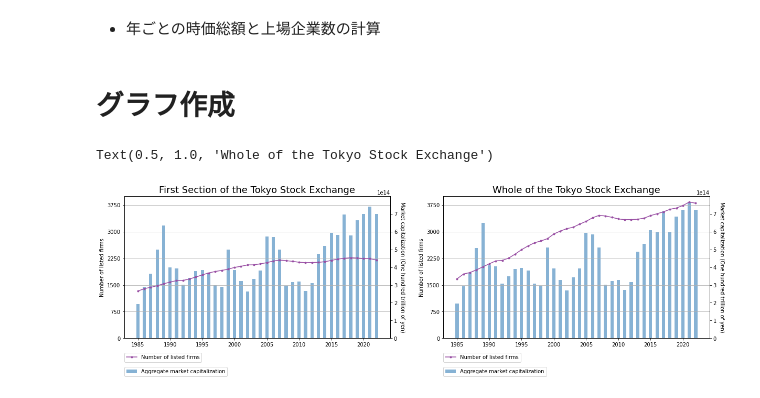
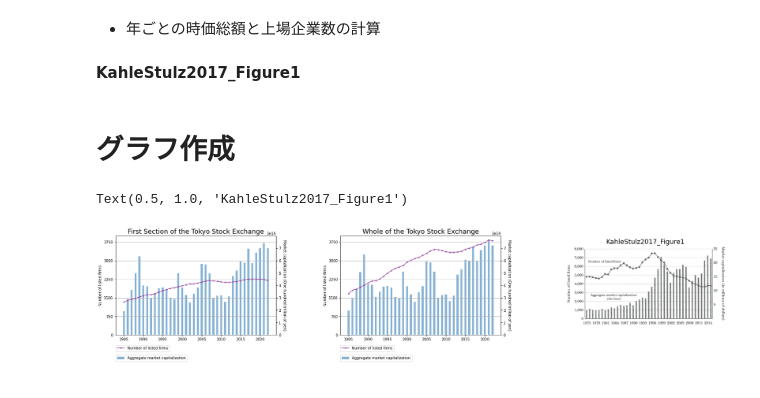
Before and after one commit to tsenga2/keio-senga-seminar, a Jupyter notebook: figure1.ipynb, the cells around one changed output. Cells and saved outputs as stored; diff of their text form; code cells hidden in the pictures.

```diff
--- a/figure1.ipynb
+++ b/figure1.ipynb
@@ -84,12 +89,17 @@ df2.head()
 # %%
 Agdata2 = df2.groupby(['Year'],as_index=False)[['Aggregate market capitalization']].sum()
 Nmdata2 = df2.groupby(['Year'])[['Aggregate market capitalization']].count()
+# %% [markdown]
+**KahleStulz2017_Figure1**
+# %%
+f1 = cv2.imread('f1.jpg')
 # %% [markdown]
 # グラフ作成
 # %%
-ncols=2
+ncols=3
 nrows=1
 fig,axes=plt.subplots(figsize=(10*ncols,5*nrows),ncols=ncols,nrows=nrows)
+plt.subplots_adjust(wspace=0.4)
 axes=np.ravel(axes)
 
 x1 = Agdata1['Year']
@@ -111,32 +121,36 @@ axes[0].patch.set_alpha(0)
 axes[0].set_zorder(2)
 ax1.set_zorder(1)
 axes[0].grid(axis='y')
 axes[0].legend(bbox_to_anchor=(0, -0.1), loc='upper left', borderaxespad=0, fontsize=10)
 ax1.legend(bbox_to_anchor=(0, -0.2), loc='upper left', borderaxespad=0, fontsize=10)
 axes[0].set_ylabel('Number of listed firms')
 ax1.set_ylabel('Market capitalization (One hundred trillion of yen)',labelpad=15,rotation=270)
 
 x2 = Agdata2['Year']
 y2 = Agdata2['Aggregate market capitalization']
 
 ax2 = axes[1].twinx()
 axes[1].plot(Nmdata2,marker=".",color=cm.Set1.colors[3],label="Number of listed firms")
 ax2.bar(x2,y2,alpha=0.6,width=0.5,color=cm.Set1.colors[1], label="Aggregate market capitalization")
 
 axes[1].set_ylim([0,4000])
 axes[1].yaxis.set_ticks(np.arange(start0, end0, stepsize))
 ax2.set_ylim([0,8*10**14])
 ax2.yaxis.set_ticks(np.arange(start1, end1, stepsize1))
 axes[1].patch.set_alpha(0)
 axes[1].set_zorder(2)
 ax2.set_zorder(1)
 axes[1].grid(axis='y')
 axes[1].legend(bbox_to_anchor=(0, -0.1), loc='upper left', borderaxespad=0, fontsize=10)
 ax2.legend(bbox_to_anchor=(0, -0.2), loc='upper left', borderaxespad=0, fontsize=10)
 axes[1].set_ylabel('Number of listed firms')
 ax2.set_ylabel('Market capitalization (One hundred trillion of yen)',labelpad=15,rotation=270)
 axes[0].set_title('First Section of the Tokyo Stock Exchange',fontsize=18)
 axes[1].set_title('Whole of the Tokyo Stock Exchange',fontsize=18)
+
+axes[2].imshow(f1)
+axes[2].axis("off")
+axes[2].set_title('KahleStulz2017_Figure1',fontsize=18)
 # %% [output]
-Text(0.5, 1.0, 'Whole of the Tokyo Stock Exchange')
+Text(0.5, 1.0, 'KahleStulz2017_Figure1')
-[figure, old version]
+[figure, new version]
```
Also changed, not shown: parts of 4 cells of this notebook.
